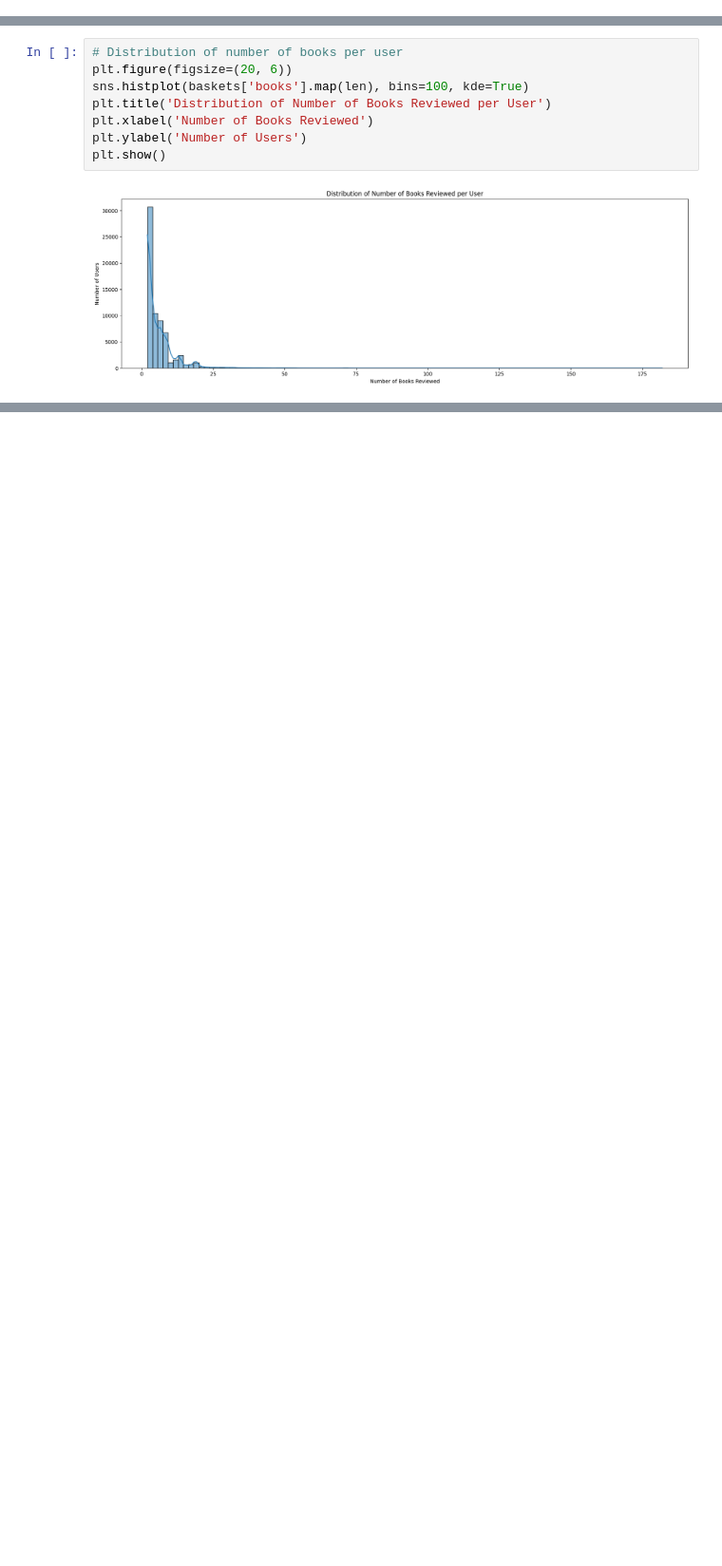
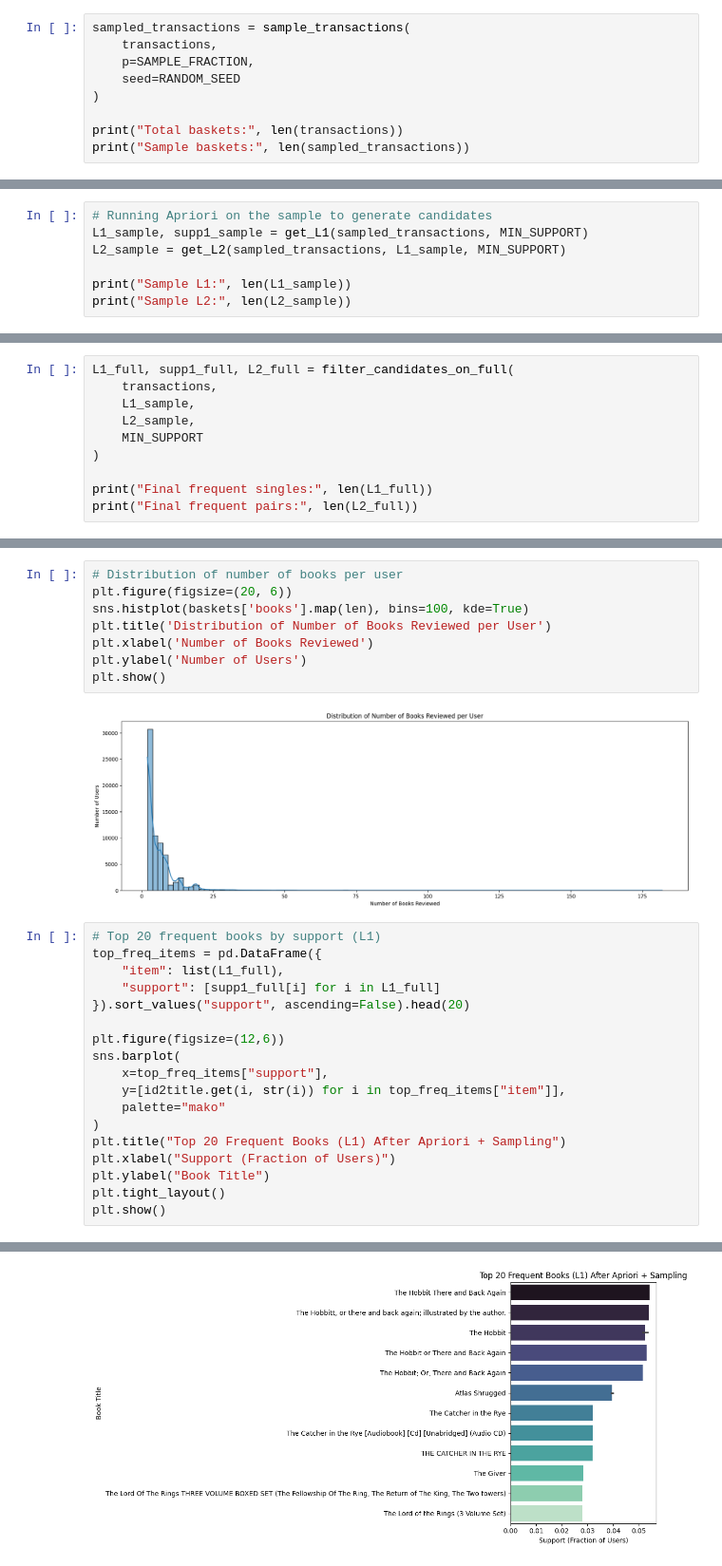
Before and after one commit to adiyasapar/Algorithms_of_massive_data_project, a Jupyter notebook: market_basket_analysis.ipynb, the cells around one changed output, grey strips where cells are left out. Shown at 95% size. Cells and saved outputs as stored; diff of their text form; blank space fills up the shorter version.

```diff
--- a/market_basket_analysis.ipynb
+++ b/market_basket_analysis.ipynb
@@ -109,0 +139,9 @@ Rules found: 2712
+# %%
+sampled_transactions = sample_transactions(
+    transactions,
+    p=SAMPLE_FRACTION,
+    seed=RANDOM_SEED
+)
+
+print("Total baskets:", len(transactions))
+print("Sample baskets:", len(sampled_transactions))
@@ -109,0 +151,7 @@ Rules found: 2712
+# %%
+# Running Apriori on the sample to generate candidates
+L1_sample, supp1_sample = get_L1(sampled_transactions, MIN_SUPPORT)
+L2_sample = get_L2(sampled_transactions, L1_sample, MIN_SUPPORT)
+
+print("Sample L1:", len(L1_sample))
+print("Sample L2:", len(L2_sample))
@@ -109,0 +196,10 @@ Rules found: 2712
+# %%
+L1_full, supp1_full, L2_full = filter_candidates_on_full(
+    transactions,
+    L1_sample,
+    L2_sample,
+    MIN_SUPPORT
+)
+
+print("Final frequent singles:", len(L1_full))
+print("Final frequent pairs:", len(L2_full))
@@ -132,3 +232,22 @@ plt.ylabel('Number of Users')
 plt.show()
 # %% [output]
 [figure]
+# %%
+# Top 20 frequent books by support (L1)
+top_freq_items = pd.DataFrame({
+    "item": list(L1_full),
+    "support": [supp1_full[i] for i in L1_full]
+}).sort_values("support", ascending=False).head(20)
+
+plt.figure(figsize=(12,6))
+sns.barplot(
+    x=top_freq_items["support"],
+    y=[id2title.get(i, str(i)) for i in top_freq_items["item"]],
+    palette="mako"
+)
+plt.title("Top 20 Frequent Books (L1) After Apriori + Sampling")
+plt.xlabel("Support (Fraction of Users)")
+plt.ylabel("Book Title")
+plt.tight_layout()
+plt.show()
+# %% [output]
@@ -134,0 +257 @@ plt.show()
+[figure, added]
```
Also changed, not shown: parts of 23 cells of this notebook, 1 other file.
